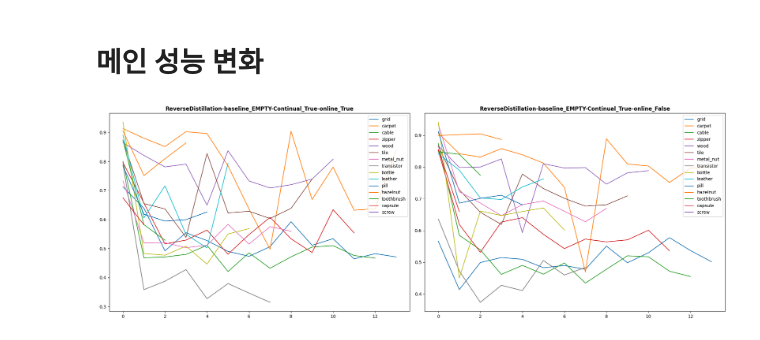
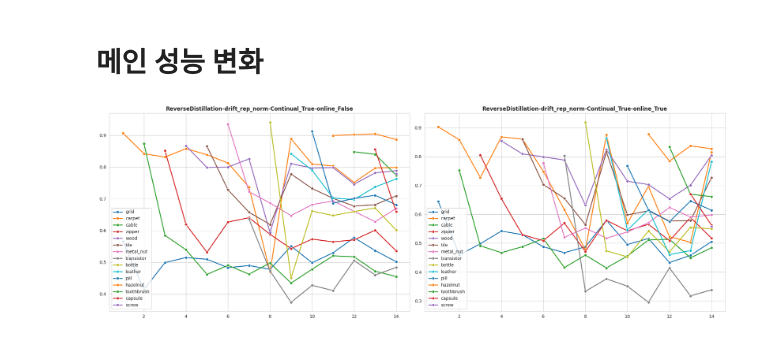
Before and after one commit to crimama/LifeLongerAD, a Jupyter notebook: notebooks/[2025-02-27] 성능 평가.ipynb, the cells around one changed output. Saved outputs shown, nothing was run; the diff lists cells and outputs as text; code cells hidden in the pictures.

```diff
--- a/notebooks/[2025-02-27] 성능 평가.ipynb
+++ b/notebooks/[2025-02-27] 성능 평가.ipynb
@@ -9,7 +9,7 @@ import matplotlib.pyplot as plt
 import seaborn as sns
 from method import *
 
-file_paths = glob('/Volume/VAD/LifeLongerAD_cu121/results/*/MVTecAD/*/seed_42/results/main.csv')
+file_paths = glob('/Volume/VAD/LifeLongerAD_cu121/results/ReverseDistillation/MVTecAD/drift_rep_norm-*/seed_42/results/main.csv')
 
 results = {fp.split('/')[-6]+'-' + fp.split('/')[-4] : pd.read_csv(fp) for fp in file_paths}
 # %% [markdown]
@@ -44,7 +44,7 @@ df[df['method']=='ReverseDistillation'].pivot_table(index=['Continual','Online']
 # %% [markdown]
 # 메인 성능 변화
 # %%
-file_paths = glob('/Volume/VAD/LifeLongerAD_cu121/results/ReverseDistillation/MVTecAD/*/seed_42/results/result_log.csv')
+file_paths = glob('/Volume/VAD/LifeLongerAD_cu121/results/ReverseDistillation/MVTecAD/drift_rep_norm-*/seed_42/results/result_log.csv')
 
 results = {fp.split('/')[-6]+'-' + fp.split('/')[-4] : pd.read_csv(fp) for fp in file_paths}
 # %%
@@ -70,18 +70,22 @@ for exp_name, df in results.items():
 # %%
 
 fig,axes = plt.subplots(1,2, figsize=(20,7))
+axes = axes.flatten()
+sns.set_style("whitegrid")
 
 for i,(exp_name, df) in enumerate(exp_results.items()):
 
     for cln, results in df.items():
         sns.lineplot(
-            results[1:],
+            y = results[1:],
+            x = [r for r in range(15-len(results[1:]),15)],
             ax = axes[i],
-            label = cln
+            label=cln, marker="o", linewidth=2
         )
 
     axes[i].set_title(exp_name,weight='bold')
+
 plt.tight_layout()
 plt.show()
 # %% [output]
-[figure, old version]
+[figure, new version]
```
Also changed, not shown: parts of 5 cells of this notebook, 37 other files.
